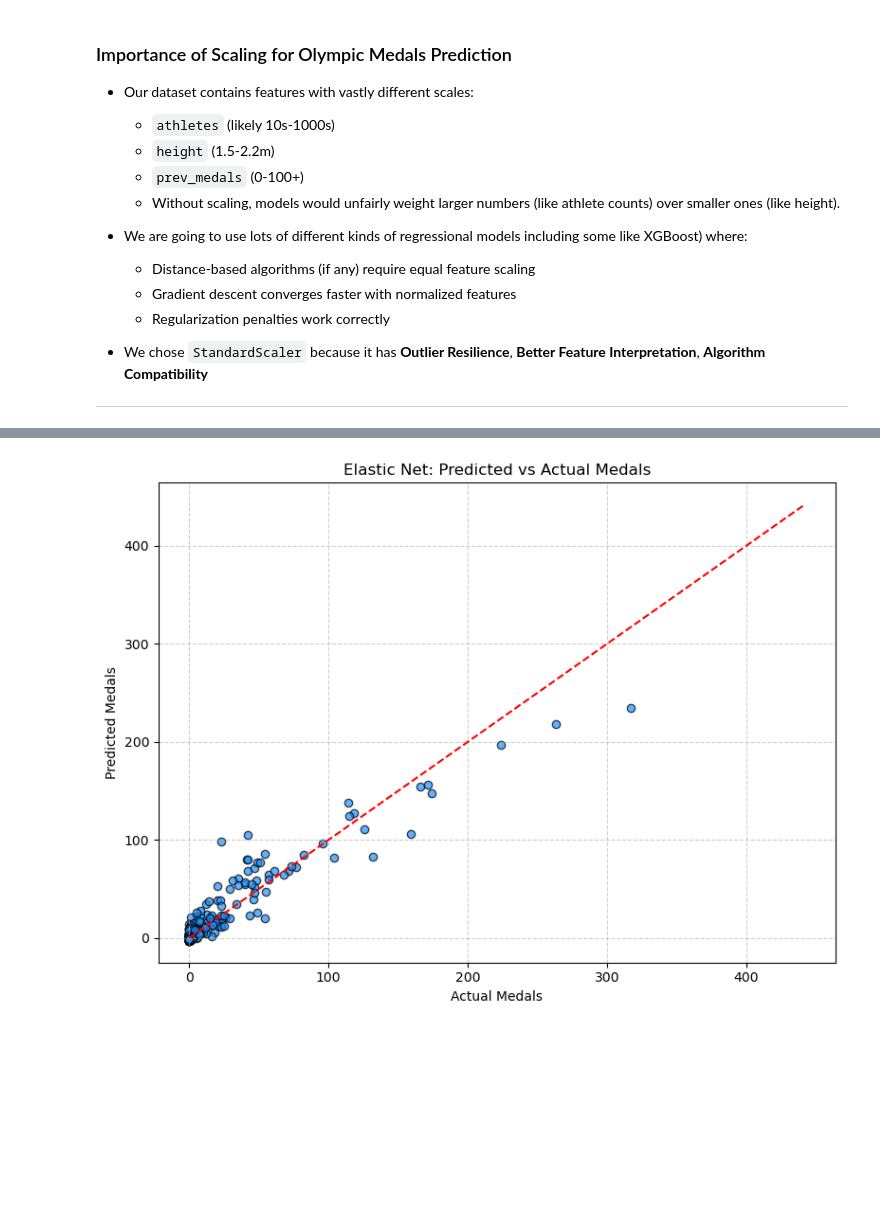
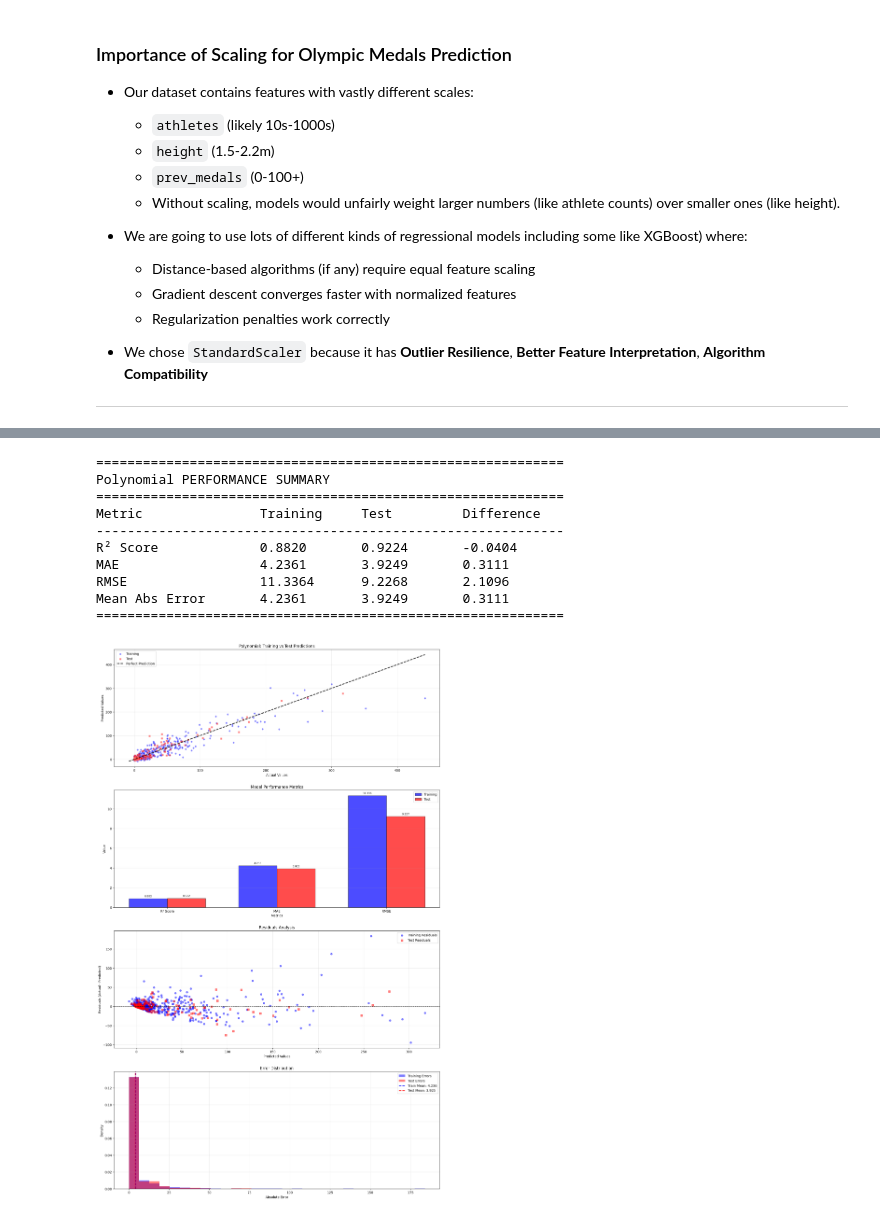
Before and after one commit to ddavid04/Machine-Learning-Projects, a Jupyter notebook: Olympic-Medals/Olympic_Medals_ML_Model.ipynb, the cells around one changed output, grey strips where cells are left out. Cells and saved outputs as stored; diff of their text form; code cells hidden in the pictures; blank space fills up the shorter version.

Commit message:
Tested the dataset with more models and added further information

```diff
--- a/Olympic-Medals/Olympic_Medals_ML_Model.ipynb
+++ b/Olympic-Medals/Olympic_Medals_ML_Model.ipynb
@@ -307,23 +475,21 @@ plt.show()
-# %%
-# Split your data
-X = teams.drop('medals', axis=1)
-y = teams['medals']
-X_train, X_test, y_train, y_test = train_test_split(X, y, test_size=0.2, random_state=42)
-
-# Train Elastic Net in a pipeline with scaling
-best_model = make_pipeline(StandardScaler(), ElasticNet(alpha=0.1, l1_ratio=0.5))
-best_model.fit(X_train, y_train)
-y_pred = best_model.predict(X_test)
-
-# Plot predicted vs actual
-plt.figure(figsize=(8, 6))
-plt.scatter(y_test, y_pred, color='dodgerblue', edgecolor='k', alpha=0.7)
-plt.plot([y.min(), y.max()], [y.min(), y.max()], color='red', linestyle='--')  # perfect prediction line
-plt.xlabel("Actual Medals")
-plt.ylabel("Predicted Medals")
-plt.title("Elastic Net: Predicted vs Actual Medals")
-plt.grid(True, linestyle='--', alpha=0.6)
-plt.tight_layout()
-plt.show()
-# %% [output]
-[figure, removed]
+# %%
+train_and_visualize_model(
+    X, y,
+    make_pipeline(
+            PolynomialFeatures(degree=2, include_bias=False),
+            LinearRegression()
+        ),
+    model_name="Polynomial"
+)
+# %% [output]
+============================================================
+Polynomial PERFORMANCE SUMMARY
+============================================================
+Metric               Training     Test         Difference
+------------------------------------------------------------
+R² Score             0.8820       0.9224       -0.0404
+MAE                  4.2361       3.9249       0.3111
+RMSE                 11.3364      9.2268       2.1096
+Mean Abs Error       4.2361       3.9249       0.3111
+============================================================
+[figure, added]
```
Also changed, not shown: parts of 11 cells of this notebook.
